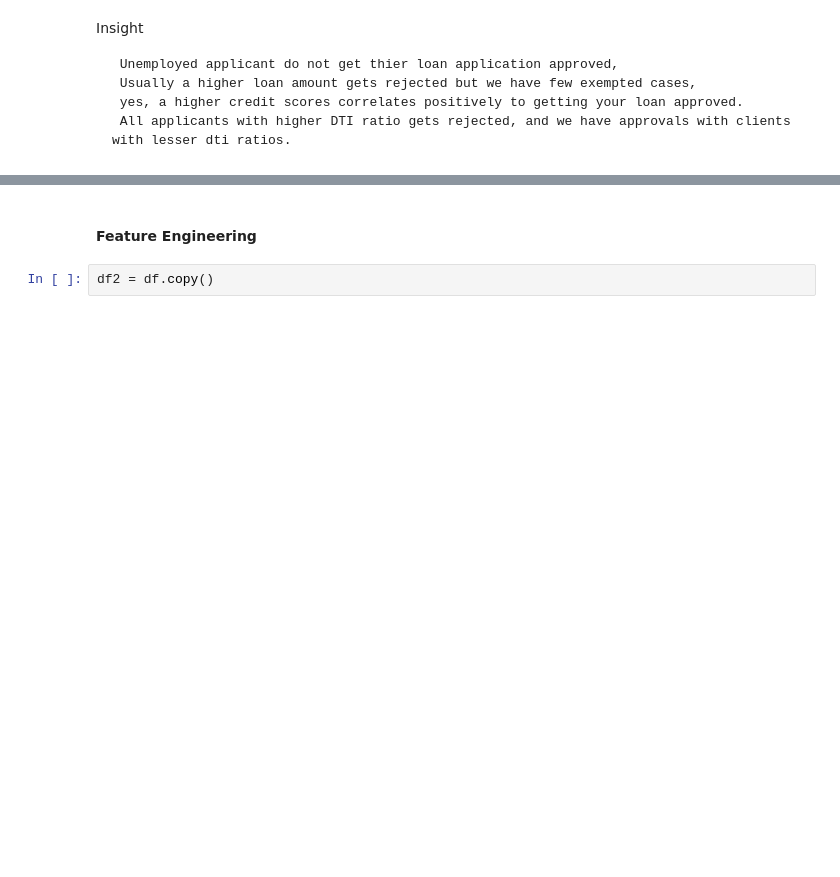
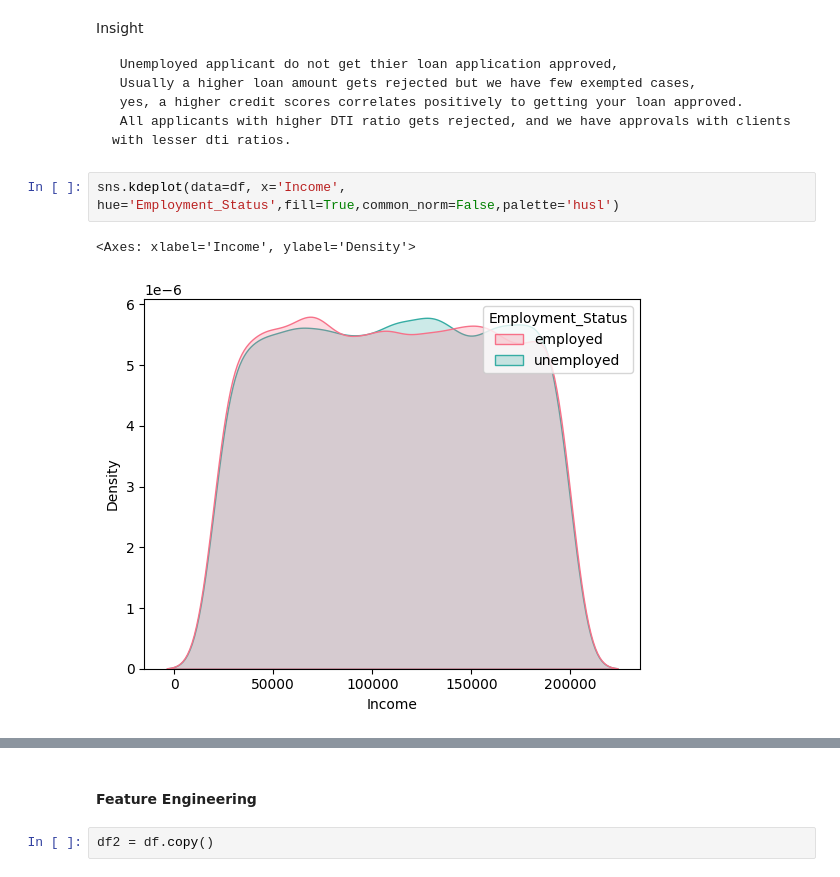
Before and after one commit to Miracle-Bassey/Multi-Agentic-Loan-App, a Jupyter notebook: notebook/03_model_training.ipynb, the cells around one changed output, grey strips where cells are left out. Drawn from its saved outputs; the diff is of its cells as text; blank space fills up the shorter version.

```diff
--- a/notebook/03_model_training.ipynb
+++ b/notebook/03_model_training.ipynb
@@ -246,3 +241,8 @@ Insight
      Usually a higher loan amount gets rejected but we have few exempted cases,
      yes, a higher credit scores correlates positively to getting your loan approved.
      All applicants with higher DTI ratio gets rejected, and we have approvals with clients with lesser dti ratios.
+# %%
+sns.kdeplot(data=df, x='Income', hue='Employment_Status',fill=True,common_norm=False,palette='husl')
+# %% [output]
+<Axes: xlabel='Income', ylabel='Density'>
+[figure, added]
```
Also changed, not shown: parts of 48 cells of this notebook.
